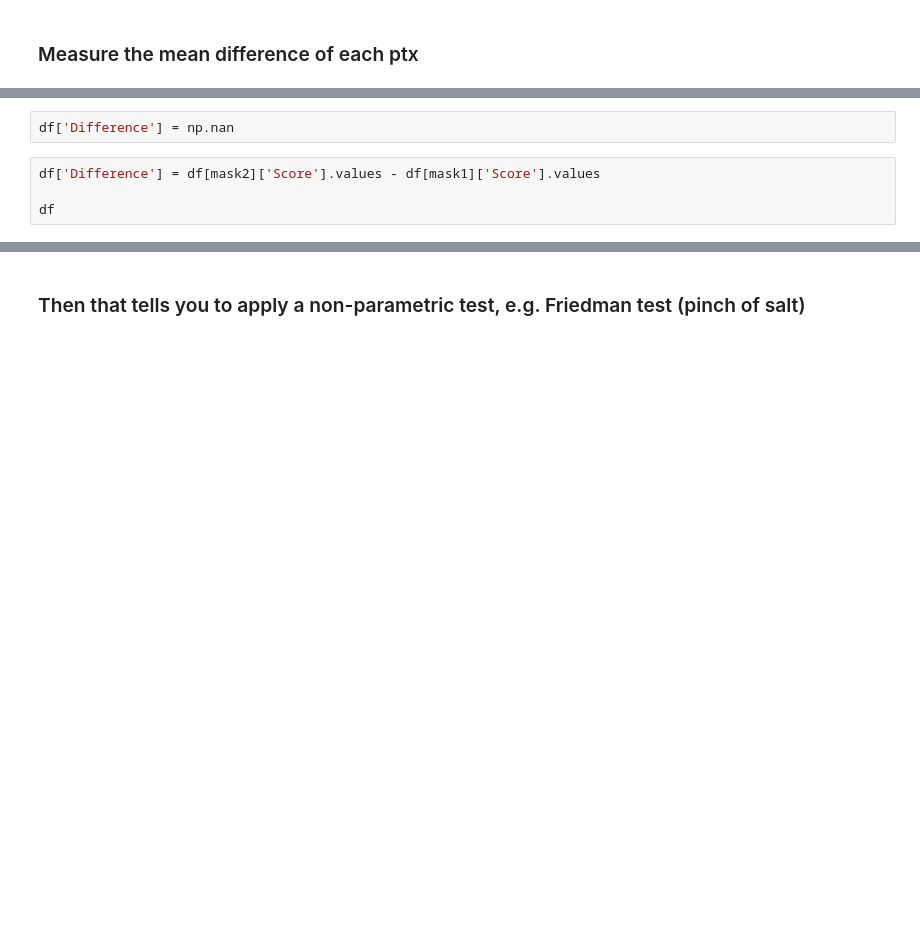
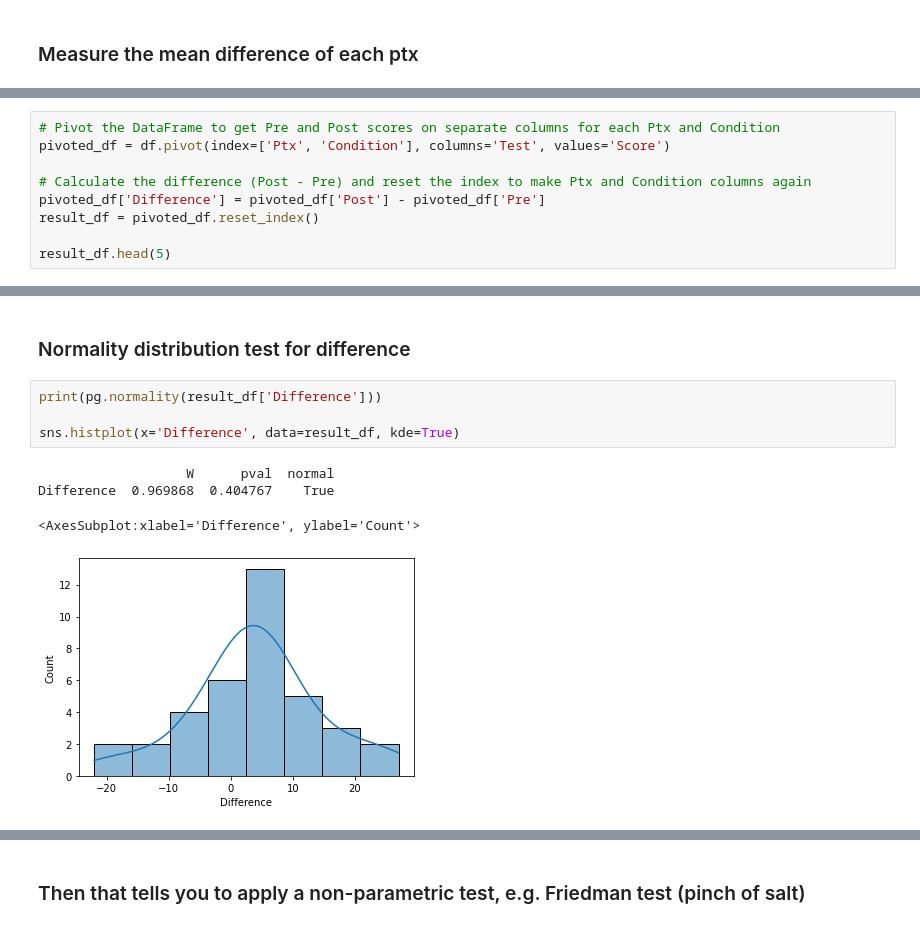
Before and after one commit to DiarKarim/LH_Project, a Jupyter notebook: PythonCodes/QualitativeAnalysis_v1.ipynb, the cells around one changed output, grey strips where cells are left out. Cells and saved outputs as stored; diff of their text form; blank space fills up the shorter version.

Commit message:
Difference added

```diff
--- a/PythonCodes/QualitativeAnalysis_v1.ipynb
+++ b/PythonCodes/QualitativeAnalysis_v1.ipynb
@@ -83,6 +77,0 @@ array([ 9,  5, 18, -4, 12, 10,  1,  6, 27, -2,  3,  6, 13,  4, -2,  4,  8,
-# %%
-df['Difference'] = np.nan
-# %%
-df['Difference'] = df[mask2]['Score'].values - df[mask1]['Score'].values
-
-df
@@ -90,0 +78,9 @@ ValueError: Length of values (19) does not match length of index (74)
+# %%
+# Pivot the DataFrame to get Pre and Post scores on separate columns for each Ptx and Condition
+pivoted_df = df.pivot(index=['Ptx', 'Condition'], columns='Test', values='Score')
+
+# Calculate the difference (Post - Pre) and reset the index to make Ptx and Condition columns again
+pivoted_df['Difference'] = pivoted_df['Post'] - pivoted_df['Pre']
+result_df = pivoted_df.reset_index()
+
+result_df.head(5)
@@ -90,0 +94,11 @@ ValueError: Length of values (19) does not match length of index (74)
+# %% [markdown]
+### Normality distribution test for difference
+# %%
+print(pg.normality(result_df['Difference']))
+
+sns.histplot(x='Difference', data=result_df, kde=True)
+# %% [output]
+                   W      pval  normal
+Difference  0.969868  0.404767    True
+<AxesSubplot:xlabel='Difference', ylabel='Count'>
+[figure, added]
```
Also changed, not shown: parts of 8 cells of this notebook, 1 other file.
